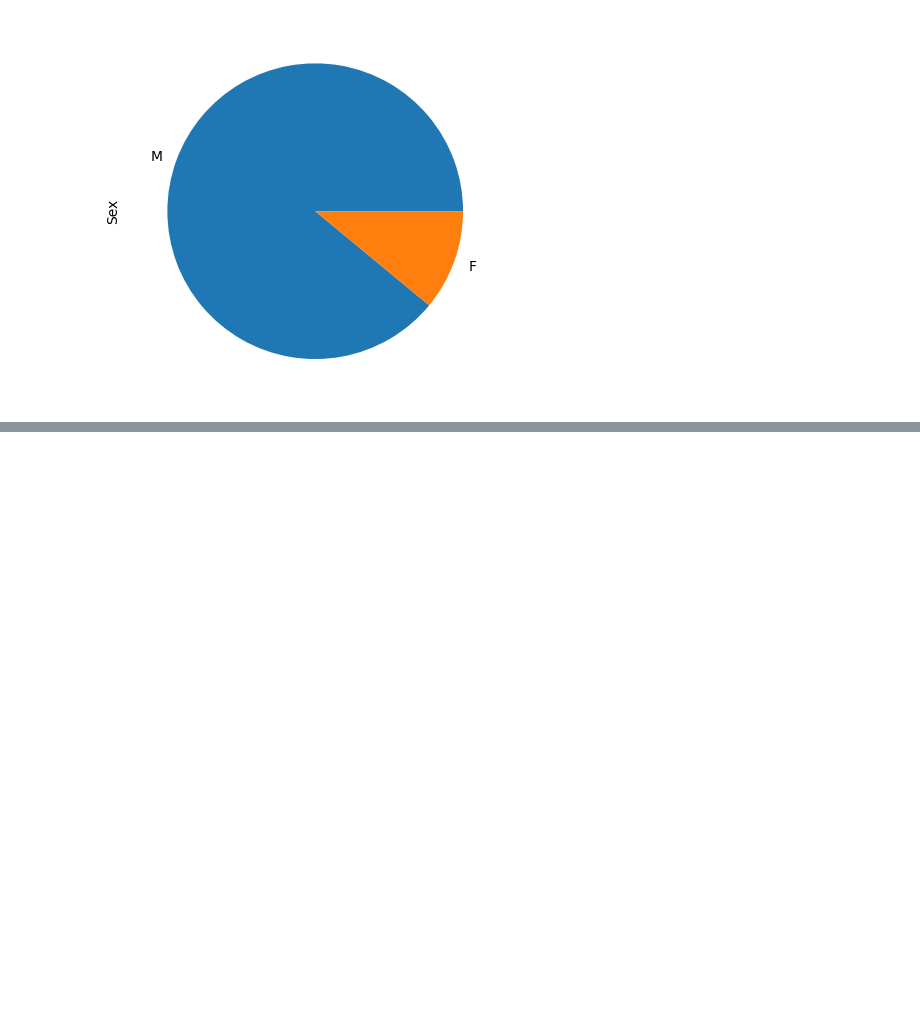
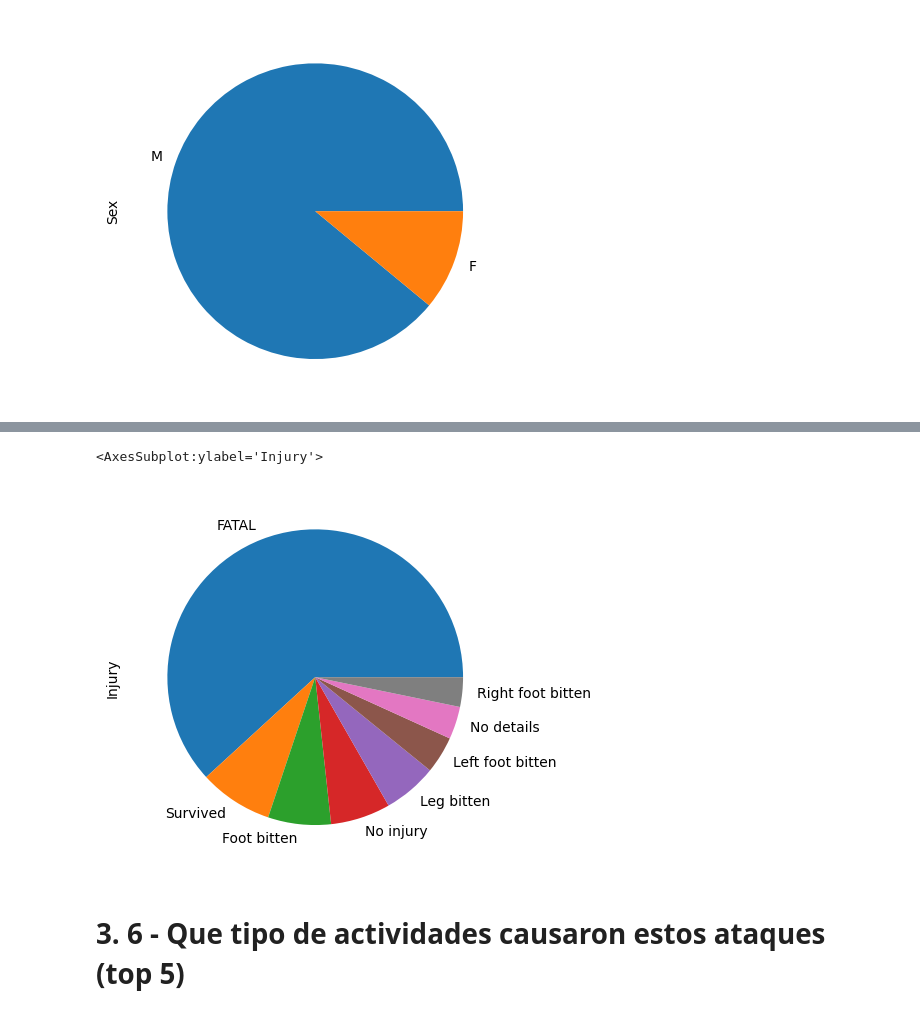
Before and after one commit to JesusGuardiaRamirez/Proyecto_Sharks-DataCleaning, a Jupyter notebook: ULTIMO SHARK.ipynb, the cells around one changed output, grey strips where cells are left out. Saved outputs shown, nothing was run; the diff lists cells and outputs as text; code cells hidden in the pictures; blank space fills up the shorter version.

```diff
--- a/ULTIMO SHARK.ipynb
+++ b/ULTIMO SHARK.ipynb
@@ -296,0 +299,3 @@ S_percentage.plot.pie()
+# %%
+injuries = df['Injury'].value_counts()
+injurie = injuries.head(8)
@@ -296,0 +314,7 @@ S_percentage.plot.pie()
+# %%
+injurie.plot.pie()
+# %% [output]
+<AxesSubplot:ylabel='Injury'>
+[figure, added]
+# %% [markdown]
+# 3. 6 - Que tipo de actividades causaron estos ataques (top 5)
```
Also changed, not shown: parts of 11 cells of this notebook, 2 other files.
